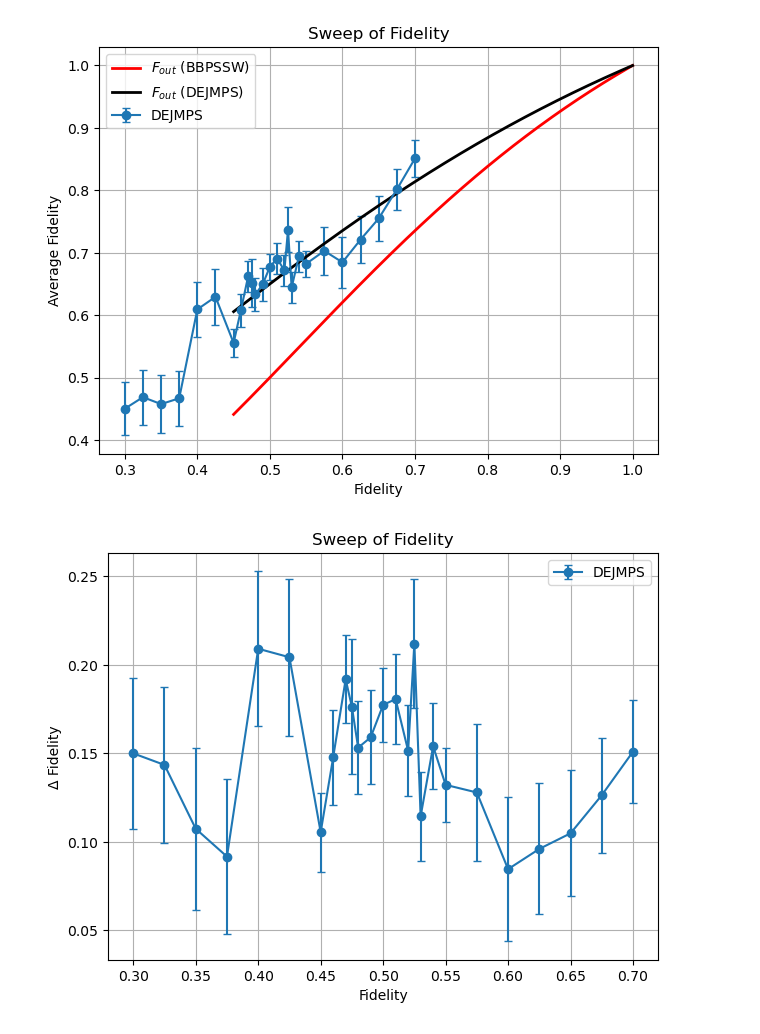
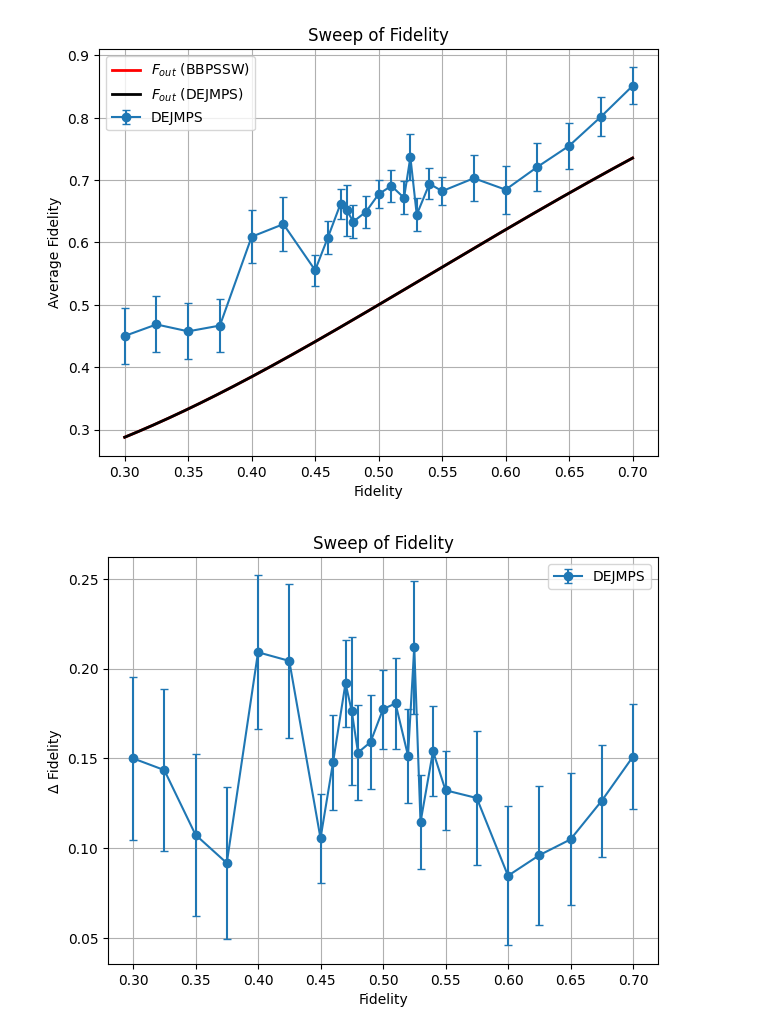
Before and after one commit to goncalo-meneses/qcc-project, a Jupyter notebook: plotting_analysis/dejmps_failure.ipynb, the cells around one changed output. Drawn from its saved outputs; the diff is of its cells as text; code cells hidden in the pictures.

```diff
--- a/plotting_analysis/dejmps_failure.ipynb
+++ b/plotting_analysis/dejmps_failure.ipynb
@@ -26,9 +26,9 @@ Fidelity: 0.7000, Gate Fidelity: 1.0000 -> Simulations: 200
 # %%
 fr = (0.3,0.7)
 gr = (1,1)
 dejmps = analyze_multiple_combos(dejmps_data, fidelity_range=fr, gate_fidelity_range=gr)
-plot_fidelity([('DEJMPS', dejmps)], theoretical_f=True)
+plot_fidelity([('DEJMPS', dejmps)], theoretical_f=True, fr=fr)
 plot_fidelity([('DEJMPS', dejmps)], delta=True)
 # %% [output]
-[figure, old version]
+[figure, new version]
-[figure, old version]
+[figure, new version]
```
